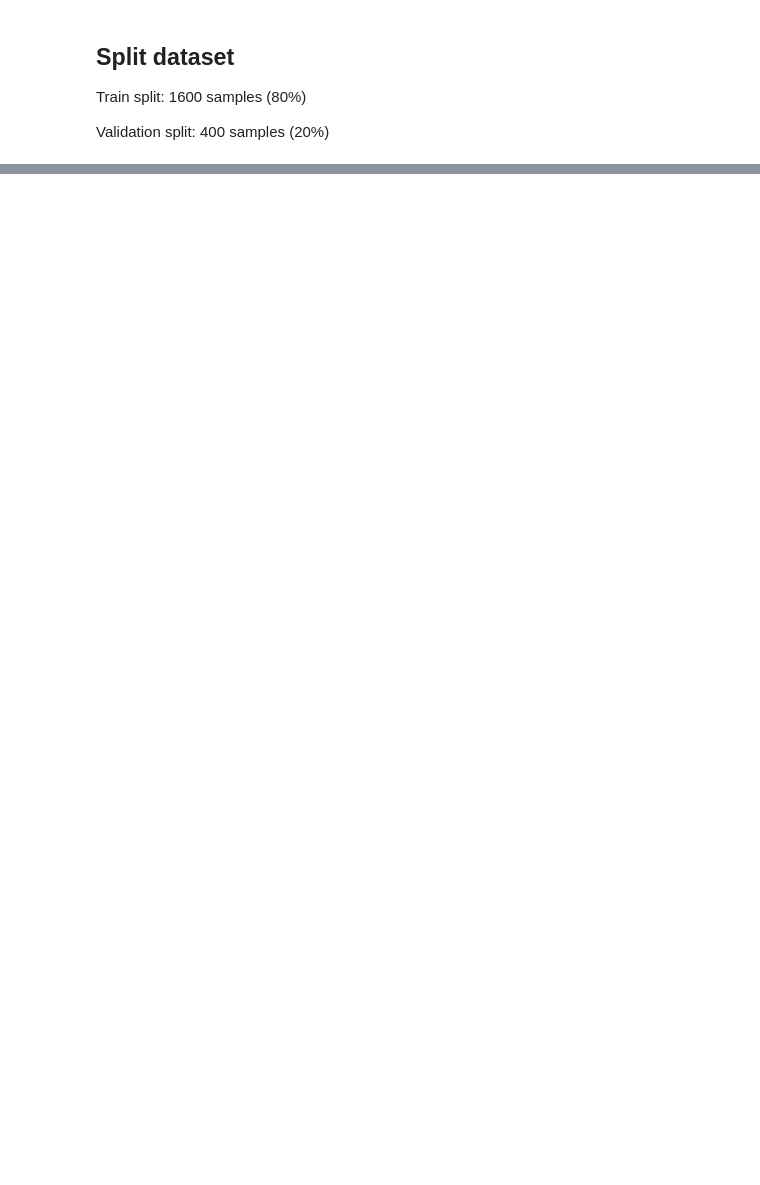
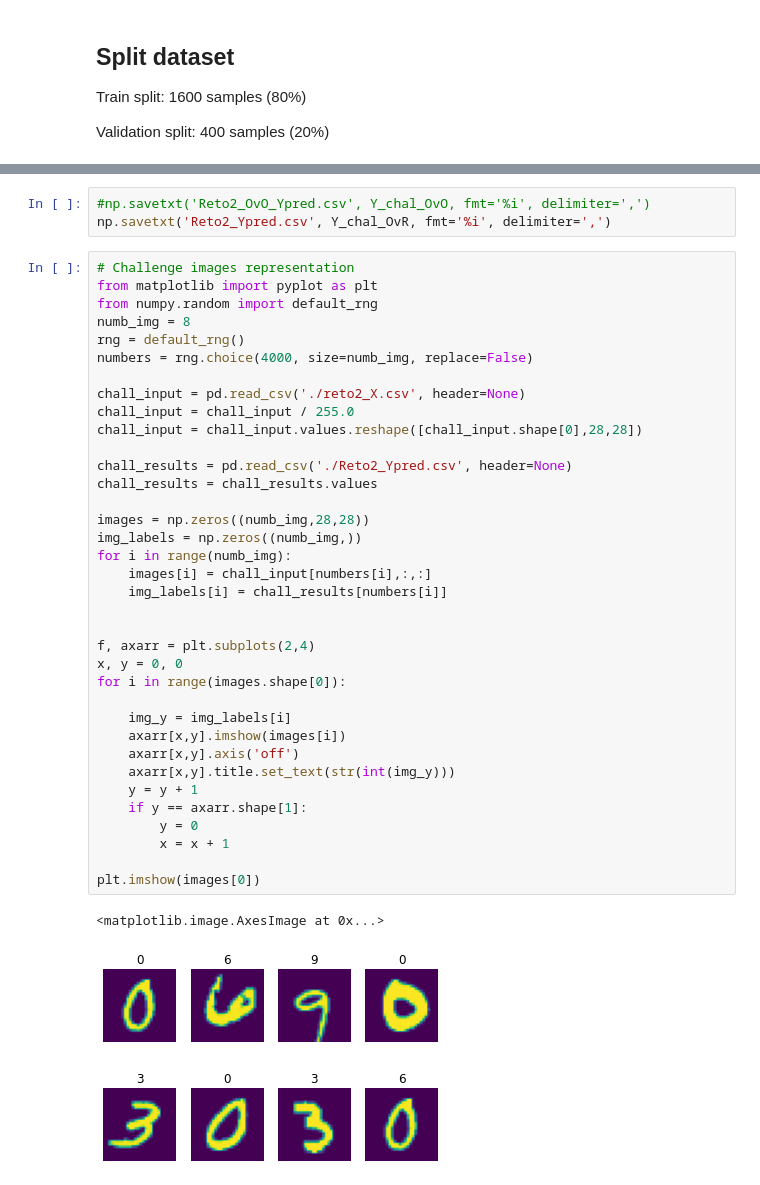
Before and after one commit to AndreaCastiella/MasterURJC, a Jupyter notebook: Reto2/Reto_2.ipynb, the cells around one changed output, grey strips where cells are left out. Drawn from its saved outputs; the diff is of its cells as text; blank space fills up the shorter version.

Commit message:
primer resultado y visualizacion de imagenes

```diff
--- a/Reto2/Reto_2.ipynb
+++ b/Reto2/Reto_2.ipynb
@@ -126,0 +163,42 @@ print( "OvR Fails = %d"%(Y_true.shape[0]-hits_OvR) )
+# %%
+#np.savetxt('Reto2_OvO_Ypred.csv', Y_chal_OvO, fmt='%i', delimiter=',')
+np.savetxt('Reto2_Ypred.csv', Y_chal_OvR, fmt='%i', delimiter=',')
+# %%
+# Challenge images representation
+from matplotlib import pyplot as plt
+from numpy.random import default_rng
+numb_img = 8
+rng = default_rng()
+numbers = rng.choice(4000, size=numb_img, replace=False)
+
+chall_input = pd.read_csv('./reto2_X.csv', header=None)
+chall_input = chall_input / 255.0
+chall_input = chall_input.values.reshape([chall_input.shape[0],28,28])
+
+chall_results = pd.read_csv('./Reto2_Ypred.csv', header=None)
+chall_results = chall_results.values
+
+images = np.zeros((numb_img,28,28))
+img_labels = np.zeros((numb_img,))
+for i in range(numb_img):
+    images[i] = chall_input[numbers[i],:,:]
+    img_labels[i] = chall_results[numbers[i]]
+
+
+f, axarr = plt.subplots(2,4)
+x, y = 0, 0
+for i in range(images.shape[0]):
+
+    img_y = img_labels[i]
+    axarr[x,y].imshow(images[i])
+    axarr[x,y].axis('off')
+    axarr[x,y].title.set_text(str(int(img_y)))
+    y = y + 1
+    if y == axarr.shape[1]:
+        y = 0
+        x = x + 1
+
+plt.imshow(images[0])
+# %% [output]
+<matplotlib.image.AxesImage at 0x...>
+[figure, added]
```
Also changed, not shown: parts of 7 cells of this notebook, 2 other files.
